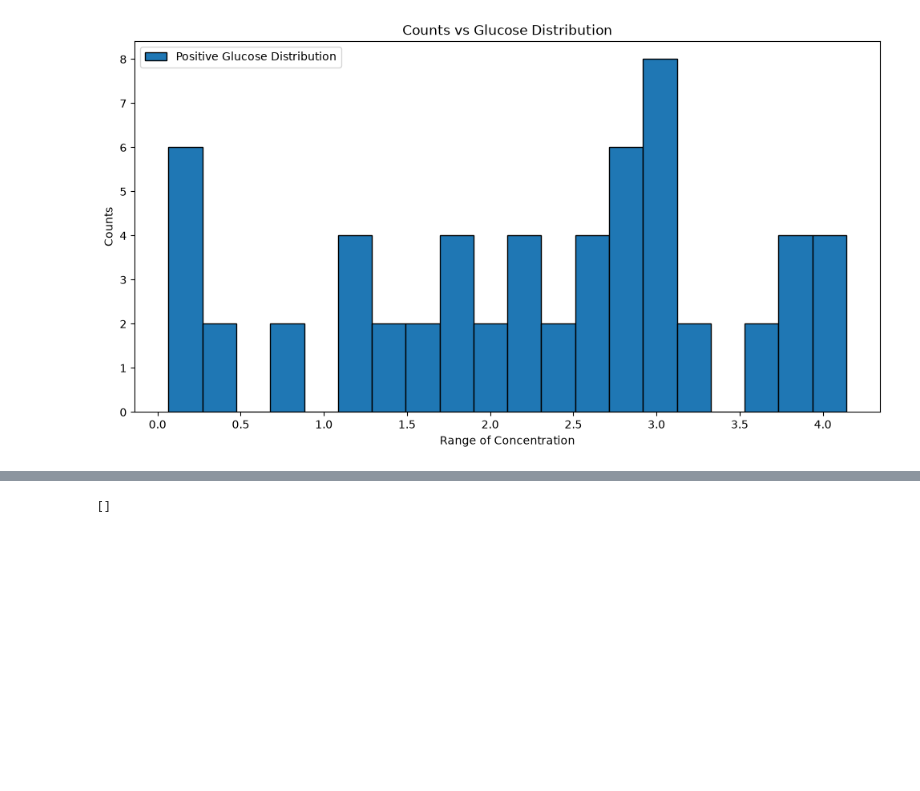
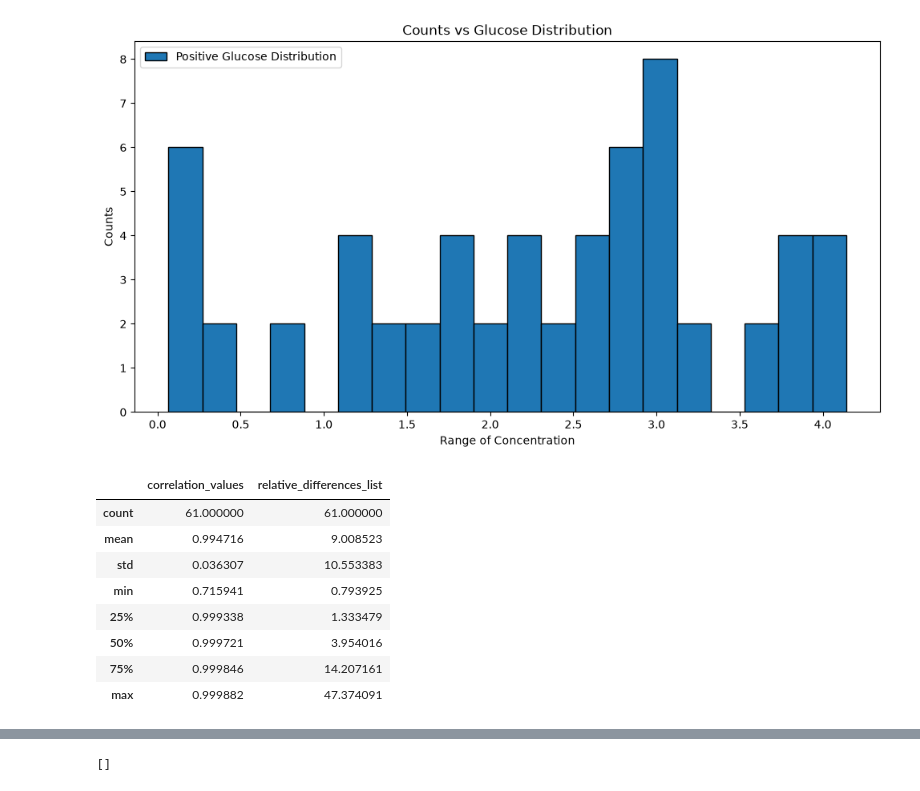
Before and after one commit to DanielU1603/Soft-Biosensor, a Jupyter notebook: Exploratory Analysis/ecoli_fermentation.ipynb, the cells around one changed output, grey strips where cells are left out. Cells and saved outputs as stored; diff of their text form; code cells hidden in the pictures; blank space fills up the shorter version.

```diff
--- a/Exploratory Analysis/ecoli_fermentation.ipynb
+++ b/Exploratory Analysis/ecoli_fermentation.ipynb
@@ -426,3 +637,15 @@ plt.legend()
 plt.show()
 # %% [output]
 [figure]
+# %%
+correlation_df.describe()
+# %% [output]
+|  | correlation_values | relative_differences_list |
+| count | 61.000000 | 61.000000 |
+| mean | 0.994716 | 9.008523 |
+| std | 0.036307 | 10.553383 |
+| min | 0.715941 | 0.793925 |
+| 25% | 0.999338 | 1.333479 |
+| 50% | 0.999721 | 3.954016 |
+| 75% | 0.999846 | 14.207161 |
+| max | 0.999882 | 47.374091 |
```
Also changed, not shown: parts of 16 cells of this notebook.
